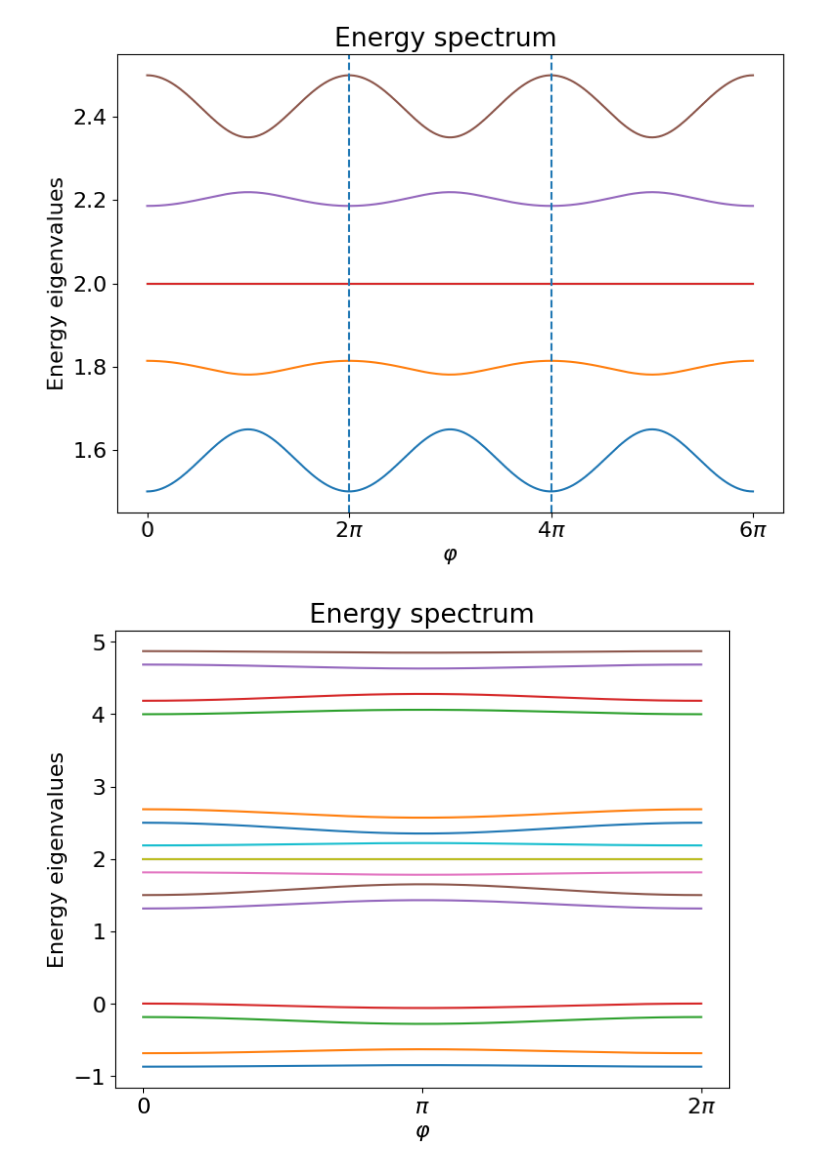
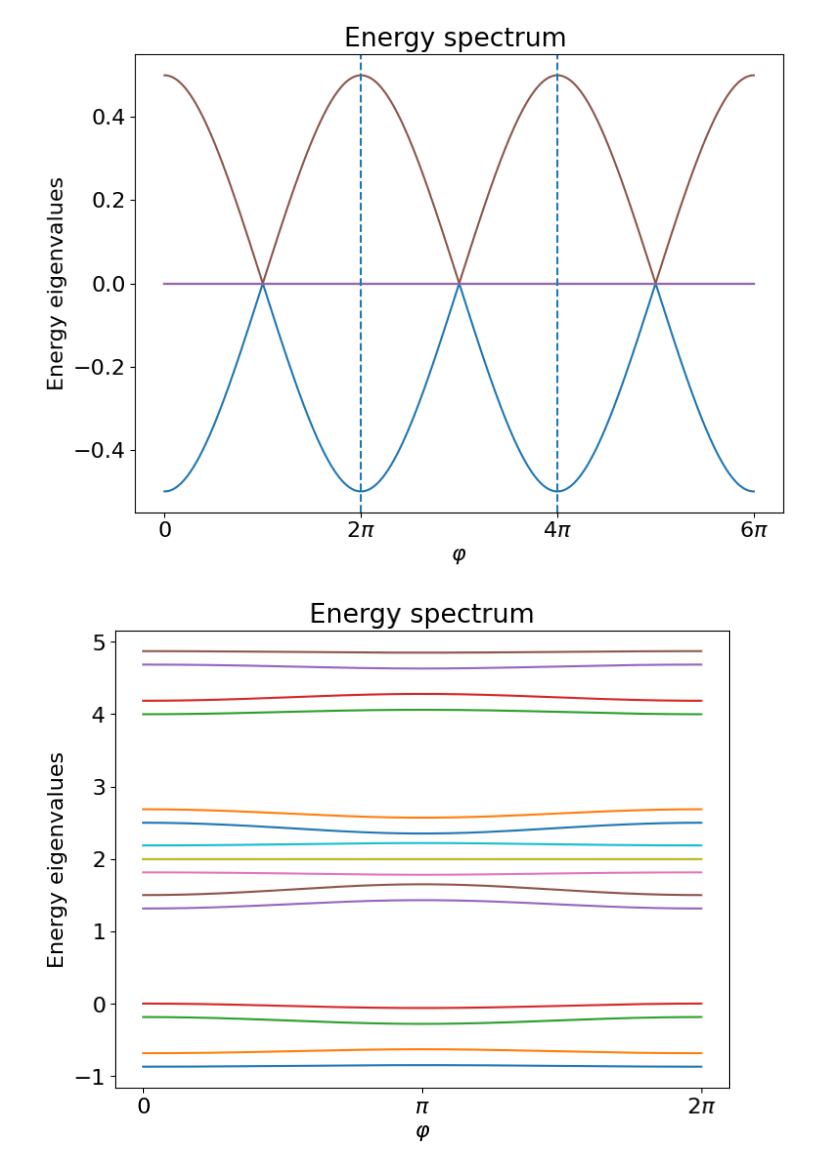
Before and after one commit to oscartq/qsim_mzm, a Jupyter notebook: kitaev-chain/energy-jj.ipynb, the cells around one changed output. Cells and saved outputs as stored; diff of their text form; code cells hidden in the pictures.

```diff
--- a/kitaev-chain/energy-jj.ipynb
+++ b/kitaev-chain/energy-jj.ipynb
@@ -13,39 +13,39 @@ def compute_H(eps, t, tc, delta, num_sites):
     # On-site terms
     for i in range(num_sites):
         H += eps[i] / 2 * ((I ^ num_sites) - ((I ^ (num_sites - i - 1)) ^ Z ^ (I ^ i)))
-
+        #H += eps[i] / 2 * ((I ^ num_sites))
     # Coupling term (qubits 2 and 1)
     H += tc / 2 * ((I ^ X ^ X ^ I) + (I ^ Y ^ Y ^ I))
     # Left tunneling (qubits 3 and 2)
     H += t[0]/4 * (
-        (I ^ I ^ X ^ X) + 1j * (I ^ I ^ X ^ Y) - 1j * (I ^ I ^ Y ^ X) + (I ^ I ^ Y ^ Y)
+        (I ^ I ^ X ^ X) + 1j * (I ^ I ^ Y ^ X) - 1j * (I ^ I ^ X ^ Y) + (I ^ I ^ Y ^ Y)
     )
     H += np.conjugate(t[0])/4 * (
-        (I ^ I ^ X ^ X) - 1j * (I ^ I ^ X ^ Y) + 1j * (I ^ I ^ Y ^ X) + (I ^ I ^ Y ^ Y)
+        (I ^ I ^ X ^ X) - 1j * (I ^ I ^ Y ^ X) + 1j * (I ^ I ^ X ^ Y) + (I ^ I ^ Y ^ Y)
     )
 
     # Left pairing
     H += delta[0]/4 * (
-        (I ^ I ^ X ^ X) - 1j * (I ^ I ^ X ^ Y) - 1j * (I ^ I ^ Y ^ X) - (I ^ I ^ Y ^ Y)
+        (I ^ I ^ X ^ X) - 1j * (I ^ I ^ Y ^ X) - 1j * (I ^ I ^ X ^ Y) - (I ^ I ^ Y ^ Y)
     )
     H += np.conjugate(delta[0])/4 * (
-        (I ^ I ^ X ^ X) + 1j * (I ^ I ^ X ^ Y) + 1j * (I ^ I ^ Y ^ X) - (I ^ I ^ Y ^ Y)
+        (I ^ I ^ X ^ X) + 1j * (I ^ I ^ Y ^ X) + 1j * (I ^ I ^ X ^ Y) - (I ^ I ^ Y ^ Y)
     )
 
     # Right tunneling (qubits 1 and 0)
     H += t[1]/4 * (
-        (X ^ X ^ I ^ I) + 1j * (X ^ Y ^ I ^ I) - 1j * (Y ^ X ^ I ^ I) + (Y ^ Y ^ I ^ I)
+        (X ^ X ^ I ^ I) + 1j * (Y ^ X ^ I ^ I) - 1j * (X ^ Y ^ I ^ I) + (Y ^ Y ^ I ^ I)
     )
     H += np.conjugate(t[1])/4 * (
-        (X ^ X ^ I ^ I) - 1j * (X ^ Y ^ I ^ I) + 1j * (Y ^ X ^ I ^ I) + (Y ^ Y ^ I ^ I)
+        (X ^ X ^ I ^ I) - 1j * (Y ^ X ^ I ^ I) + 1j * (X ^ Y ^ I ^ I) + (Y ^ Y ^ I ^ I)
     )
 
     # Right pairing
     H += delta[1]/4 * (
-        (X ^ X ^ I ^ I) - 1j * (X ^ Y ^ I ^ I) - 1j * (Y ^ X ^ I ^ I) - (Y ^ Y ^ I ^ I)
+        (X ^ X ^ I ^ I) - 1j * (Y ^ X ^ I ^ I) - 1j * (X ^ Y ^ I ^ I) - (Y ^ Y ^ I ^ I)
     )
     H += np.conjugate(delta[1])/4 * (
-        (X ^ X ^ I ^ I) + 1j * (X ^ Y ^ I ^ I) + 1j * (Y ^ X ^ I ^ I) - (Y ^ Y ^ I ^ I)
+        (X ^ X ^ I ^ I) + 1j * (Y ^ X ^ I ^ I) + 1j * (X ^ Y ^ I ^ I) - (Y ^ Y ^ I ^ I)
     )
 
     return H
@@ -60,11 +60,11 @@ tc_param    = Parameter("tc")
 H_param     = compute_H(eps_param, t_param, tc_param, delta_param, num_sites)
 
 # Numerical values for on-site energies and tunneling
-eps = np.ones(num_sites)  # ε_i = 1 for all sites
+eps = np.zeros(num_sites)  # ε_i = 1 for all sites
 tc  = 0.5                # central coupling strength
 
 # Sweep phi from 0 to 6π
-phi_list = np.linspace(0, 6*np.pi, 200)
+phi_list = np.linspace(0, 6*np.pi, 1000)
 # Array to store the two lowest eigenvalues
 n=6
 levels = np.zeros((len(phi_list), n))
@@ -72,10 +72,10 @@ levels = np.zeros((len(phi_list), n))
 # Loop over phi values, bind parameters, diagonalize, and store lowest two levels
 for i, phi in enumerate(phi_list):
     # pairing phases
-    delta0 = np.exp(-0.5j * phi)
-    delta1 = np.exp(+0.5j * phi)
-    t0 = 1
-    t1 = 1
+    delta0 = np.exp(-1j * phi / 2)
+    delta1 = np.exp(+1j * phi / 2)
+    t0 = delta0
+    t1 = delta1
 
     # create mapping from symbolic parameters to numeric values
     bind_map = {eps_param[j]: eps[j] for j in range(num_sites)}
@@ -87,34 +87,34 @@ for i, phi in enumerate(phi_list):
     H_num = H_param.bind_parameters(bind_map).to_matrix()
     eigs  = np.linalg.eigvalsh(H_num)
     # save two lowest levels
     # select the 4 eigenvalues nearest to zero (smallest |E|)
     selected = np.argsort(np.abs(eigs))[:4]
     # sort these so plotting is ordered from lowest to highest
     levels[i, :] = eigs[5:11]#eigs[selected]
 
 # Plot the selected energy levels vs varphi
 plt.figure(figsize=(8,6))
 for j in range(n):
     plt.plot(phi_list, levels[:, j], label=fr'$E_{{{j+1}}}(\varphi)$')
 
 # Add vertical dashed lines at multiples of 2π
 for k in range(1, 3):
     plt.axvline(2 * np.pi * k, linestyle='--')
 
 # Label x-axis with varphi ticks at multiples of 2π
 ticks = [0, 2*np.pi, 4*np.pi, 6*np.pi]
 labels = [r'$0$', r'$2\pi$', r'$4\pi$', r'$6\pi$']
 plt.xticks(ticks, labels)
 
 plt.xlabel(r'$\varphi$')  # use varphi
 plt.ylabel('Energy eigenvalues')
 #plt.legend()
 plt.title(r'Energy spectrum ')
 plt.tight_layout()
 plt.savefig("figures/energy/spectrum06pi.pdf")
 plt.show()
 # %% [output]
-[figure, old version]
+[figure, new version]
 # %%
 num_sites = 4  # total number of sites/qubits
 # Define parameters
```
Also changed, not shown: 12 other files.
